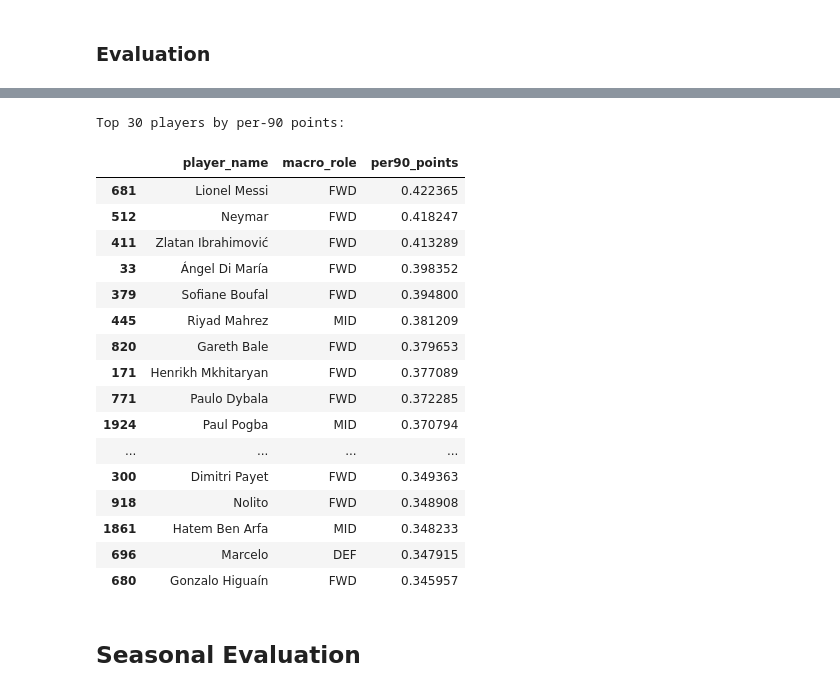
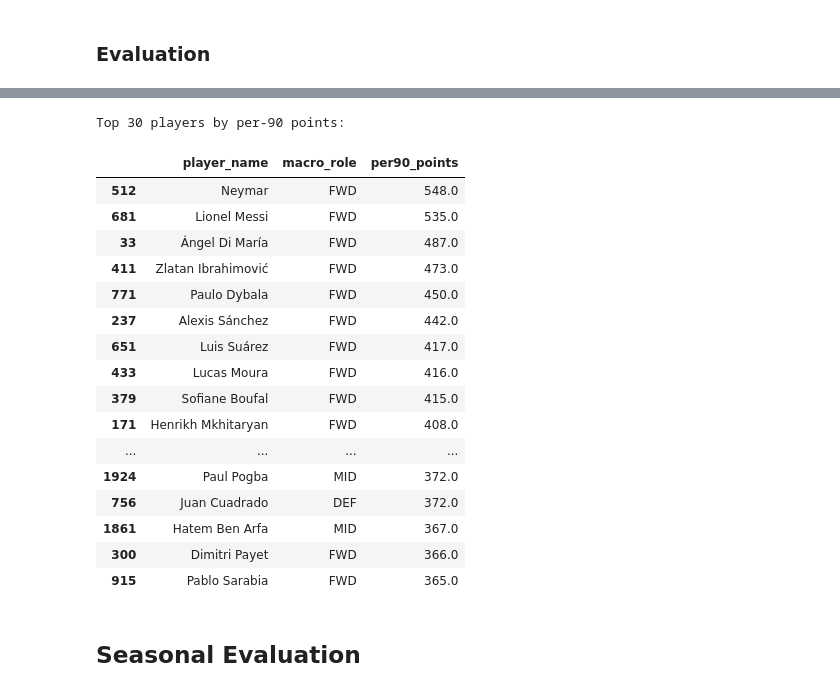
Before and after one commit to Manuele23/Parma-assignment, a Jupyter notebook: task2_ballon_dor/03_final_ranking.ipynb, the cells around one changed output, grey strips where cells are left out. Cells and saved outputs as stored; diff of their text form; code cells hidden in the pictures.

```diff
--- a/task2_ballon_dor/03_final_ranking.ipynb
+++ b/task2_ballon_dor/03_final_ranking.ipynb
@@ -349,5 +356,7 @@ Lowest team_impact:
 Highest team_impact:
 |  | player_name | macro_role | minutes_played | avg_team_position | team_impact |
 | 444 | Wes Morgan | DEF | 3687 | 1.0 | 0.99841 |
+# %%
+df.drop(columns=["team_league_position","norm_minutes", "avg_team_position"], inplace=True)
 # %% [markdown]
 ## Per-90 Evaluation
@@ -381,7 +391,7 @@ metrics_per90 = [
 ]
 # %%
 # Create a copy of the DataFrame to avoid changing the original data
-df_per90 = df.copy()
+df_per90 = df[metrics_per90 + ["player_name", "macro_role", "teams"]].copy()
 # %% [markdown]
 ### Weights Definition: Clustering by Role and Determining the Optimal Number of Clusters
 # %% [markdown]
@@ -561,10 +603,11 @@ def normalize_role_weights(role_weights):
 
     # Iterate over each role and its weights
     for role, weights in role_weights.items():
+
         # Calculate the absolute sum of weights for each role
         total_weight = np.sum(np.abs(weights))
 
-        # Normalize the weights for the role (making the total weight sum equal to 1)
+        # Normalize the weights for the role
         normalized_weights[role] = {metric: w / total_weight for metric, w in weights.items()}
 
     return normalized_weights
@@ -572,9 +615,12 @@ def normalize_role_weights(role_weights):
 # Normalize the weights for each role
 normalized_role_weights = normalize_role_weights(important_metrics)
 
-# Display the normalized weights for each role
+# Display the most and least important normalized features for each role
 for role, weights in normalized_role_weights.items():
-    print(f"Normalized weights for {role}:")
-    # Print the first 5 weights
-    print(f"{dict(list(weights.items())[:5])}\n")
+    most_important = max(weights, key=weights.get)
+    least_important = min(weights, key=weights.get)
+    print(f"Role: {role}")
+    print(f"Most important feature: {most_important} with normalized importance {round(weights[most_important], 2)}")
+    print(f"Least important feature: {least_important} with normalized importance {round(weights[least_important], 2)}")
+    print("\n")
 # %% [output]
@@ -640,45 +711,71 @@ A **composite score** (`per90_points`) is then derived by aggregating the **weig
 # %%
+# Define global role weights (tuneable, reflect Ballon d'Or bias towards forwards)
+role_global_weights = {
+    "GK": 0.9,
+    "DEF": 0.925,
+    "MID": 0.95,
+    "FWD": 1.0
+}
+
 # Function to compute the role-specific score using the most relevant metrics and normalized weights
-def compute_points(row, adjusted_metrics, normalized_role_weights):
+def compute_points(row, adjusted_metrics, normalized_role_weights,
+                   role_global_weights, apply_role_weighting=True):
     role = row["macro_role"]
     score = 0
 
     important_features = adjusted_metrics[role]
 
     # Sum the weighted scores for the relevant metrics
     for metric, _ in important_features.items():
         # Apply the normalized weight for the metric and add to the score
-        score += normalized_role_weights[role].get(metric) * row[metric]
+        weight = normalized_role_weights[role].get(metric, 0.0)
+        score += weight * row[metric] * 1000
+
+    # Optionally apply global role weighting
+    if apply_role_weighting:
+        score *= role_global_weights.get(role, 1.0)
 
     return score
 
+# Flag to decide whether to apply role weighting
+apply_role_weighting = True
 
 # Calculate the per90_points using the normalized weights for each player
-df_per90["per90_points"] = df_per90.apply(lambda r: compute_points(r, important_metrics, normalized_role_weights), axis=1)
+df_per90["per90_points"] = df_per90.apply(
+    lambda r: np.ceil(compute_points(
+        r,
+        important_metrics,
+        normalized_role_weights,
+        role_global_weights,
+        apply_role_weighting
+    )
+    ),
+    axis=1
+)
 
 # Display the Top 30 players based on per90_points
 top30_per90 = df_per90.sort_values("per90_points", ascending=False).head(30)
 print("Top 30 players by per-90 points:")
 display(top30_per90[["player_name", "macro_role", "per90_points"]])
 # %% [output]
 Top 30 players by per-90 points:
 |  | player_name | macro_role | per90_points |
-| 681 | Lionel Messi | FWD | 0.422365 |
-| 512 | Neymar | FWD | 0.418247 |
-| 411 | Zlatan Ibrahimović | FWD | 0.413289 |
-| 33 | Ángel Di María | FWD | 0.398352 |
-| 379 | Sofiane Boufal | FWD | 0.394800 |
-| 445 | Riyad Mahrez | MID | 0.381209 |
-| 820 | Gareth Bale | FWD | 0.379653 |
-| 171 | Henrikh Mkhitaryan | FWD | 0.377089 |
-| 771 | Paulo Dybala | FWD | 0.372285 |
-| 1924 | Paul Pogba | MID | 0.370794 |
+| 512 | Neymar | FWD | 548.0 |
+| 681 | Lionel Messi | FWD | 535.0 |
+| 33 | Ángel Di María | FWD | 487.0 |
+| 411 | Zlatan Ibrahimović | FWD | 473.0 |
+| 771 | Paulo Dybala | FWD | 450.0 |
+| 237 | Alexis Sánchez | FWD | 442.0 |
+| 651 | Luis Suárez | FWD | 417.0 |
+| 433 | Lucas Moura | FWD | 416.0 |
+| 379 | Sofiane Boufal | FWD | 415.0 |
+| 171 | Henrikh Mkhitaryan | FWD | 408.0 |
 | ... | ... | ... | ... |
-| 300 | Dimitri Payet | FWD | 0.349363 |
-| 918 | Nolito | FWD | 0.348908 |
-| 1861 | Hatem Ben Arfa | MID | 0.348233 |
-| 696 | Marcelo | DEF | 0.347915 |
-| 680 | Gonzalo Higuaín | FWD | 0.345957 |
+| 1924 | Paul Pogba | MID | 372.0 |
+| 756 | Juan Cuadrado | DEF | 372.0 |
+| 1861 | Hatem Ben Arfa | MID | 367.0 |
+| 300 | Dimitri Payet | FWD | 366.0 |
+| 915 | Pablo Sarabia | FWD | 365.0 |
 # %% [markdown]
 ## Seasonal Evaluation
 # %% [markdown]
```
Also changed, not shown: parts of 34 cells of this notebook, 2 other files.
